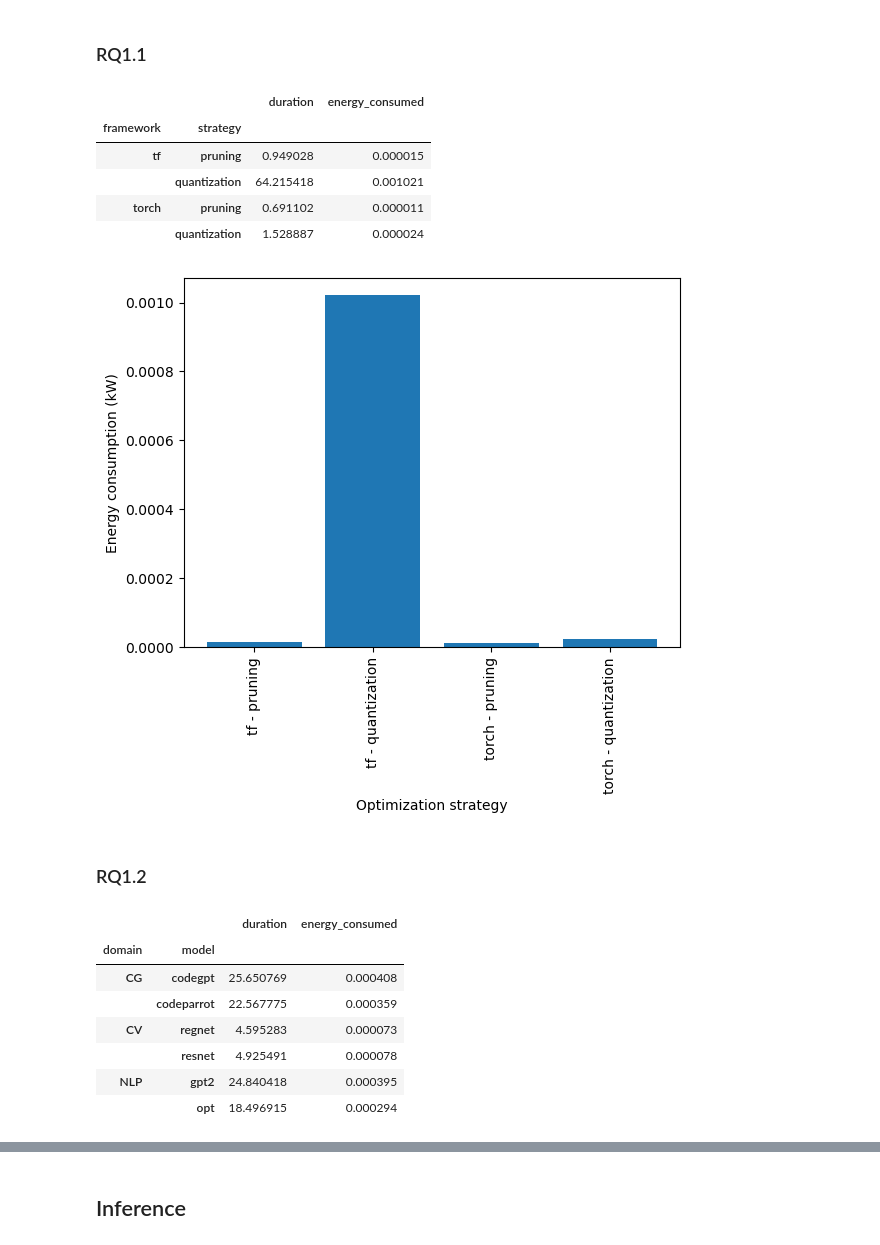
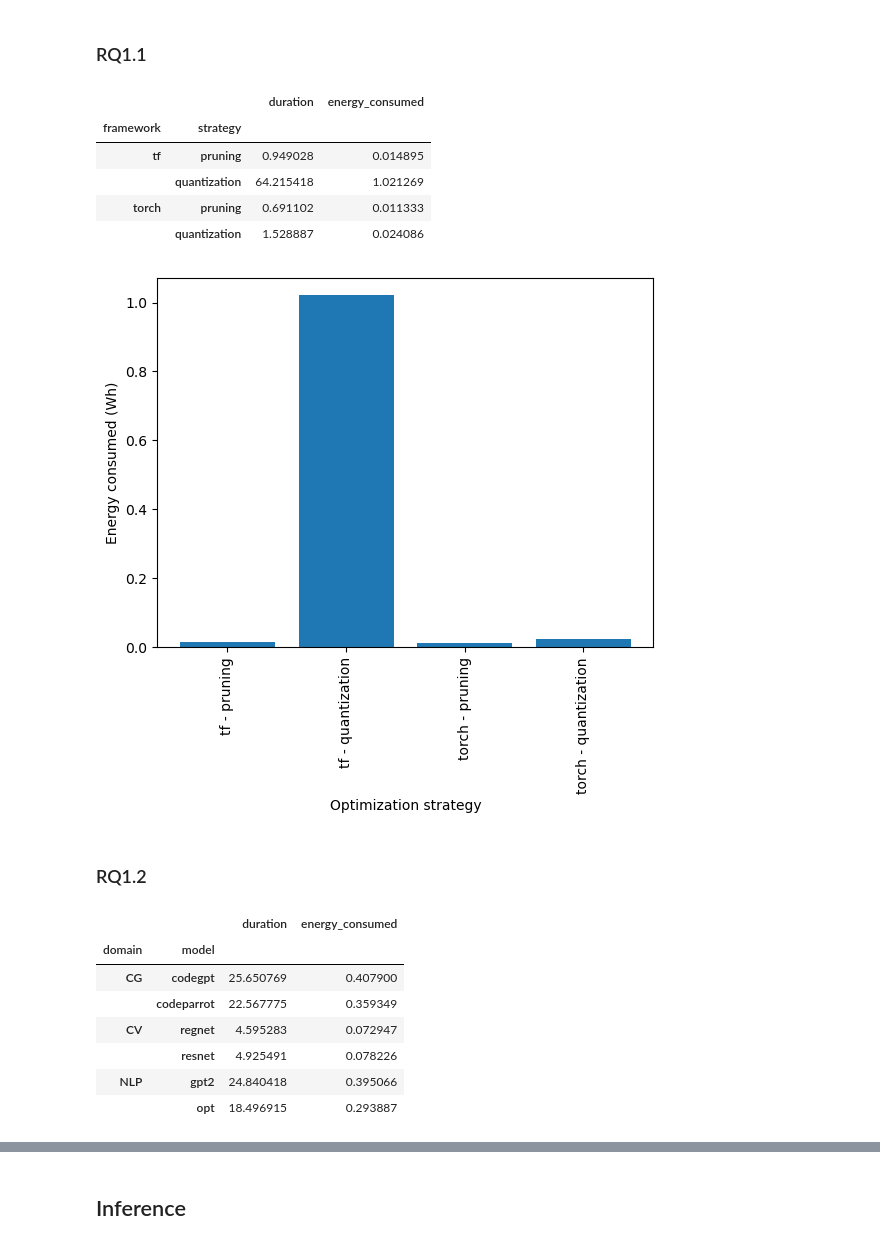
Before and after one commit to aleclagarde/tfg, a Jupyter notebook: analysis/analysis.ipynb, the cells around one changed output, grey strips where cells are left out. Cells and saved outputs as stored; diff of their text form; code cells hidden in the pictures.

```diff
--- a/analysis/analysis.ipynb
+++ b/analysis/analysis.ipynb
@@ -12,6 +12,7 @@ import plotly.express as px
 # %%
 optimization = pd.read_csv('../results/optimization_results.csv')
 optimization = optimization[['duration', 'energy_consumed', 'domain', 'model', 'framework', 'strategy']]
+optimization['energy_consumed'] = optimization['energy_consumed'] * 1000
 optimization
 # %% [output]
 |  | duration | energy_consumed | domain | model | framework | strategy |
@@ -138,22 +140,22 @@ group_strat
 # %% [output]
 |  |  | duration | energy_consumed |
 | framework | strategy |  |  |
-| tf | pruning | 0.949028 | 0.000015 |
-|  | quantization | 64.215418 | 0.001021 |
-| torch | pruning | 0.691102 | 0.000011 |
-|  | quantization | 1.528887 | 0.000024 |
+| tf | pruning | 0.949028 | 0.014895 |
+|  | quantization | 64.215418 | 1.021269 |
+| torch | pruning | 0.691102 | 0.011333 |
+|  | quantization | 1.528887 | 0.024086 |
 # %%
 plot_df = group_strat.reset_index()
 plt.bar(np.arange(len(plot_df)), plot_df['energy_consumed'])
 
 plt.xticks(np.arange(len(plot_df)), plot_df['framework'] + ' - ' + plot_df['strategy'], rotation='vertical')
 
 plt.xlabel('Optimization strategy')
-plt.ylabel('Energy consumption (kW)')
+plt.ylabel('Energy consumed (Wh)')
 
 plt.show()
 # %% [output]
-[figure, old version]
+[figure, new version]
 # %% [markdown]
 ### RQ1.2
 # %%
@@ -162,12 +164,12 @@ group_model
 # %% [output]
 |  |  | duration | energy_consumed |
 | domain | model |  |  |
-| CG | codegpt | 25.650769 | 0.000408 |
-|  | codeparrot | 22.567775 | 0.000359 |
-| CV | regnet | 4.595283 | 0.000073 |
-|  | resnet | 4.925491 | 0.000078 |
-| NLP | gpt2 | 24.840418 | 0.000395 |
-|  | opt | 18.496915 | 0.000294 |
+| CG | codegpt | 25.650769 | 0.407900 |
+|  | codeparrot | 22.567775 | 0.359349 |
+| CV | regnet | 4.595283 | 0.072947 |
+|  | resnet | 4.925491 | 0.078226 |
+| NLP | gpt2 | 24.840418 | 0.395066 |
+|  | opt | 18.496915 | 0.293887 |
 # %%
 plot_df = group_model.reset_index()
 plt.bar(plot_df['model'], plot_df['energy_consumed'])
```
Also changed, not shown: parts of 18 cells of this notebook, 1 other file.
